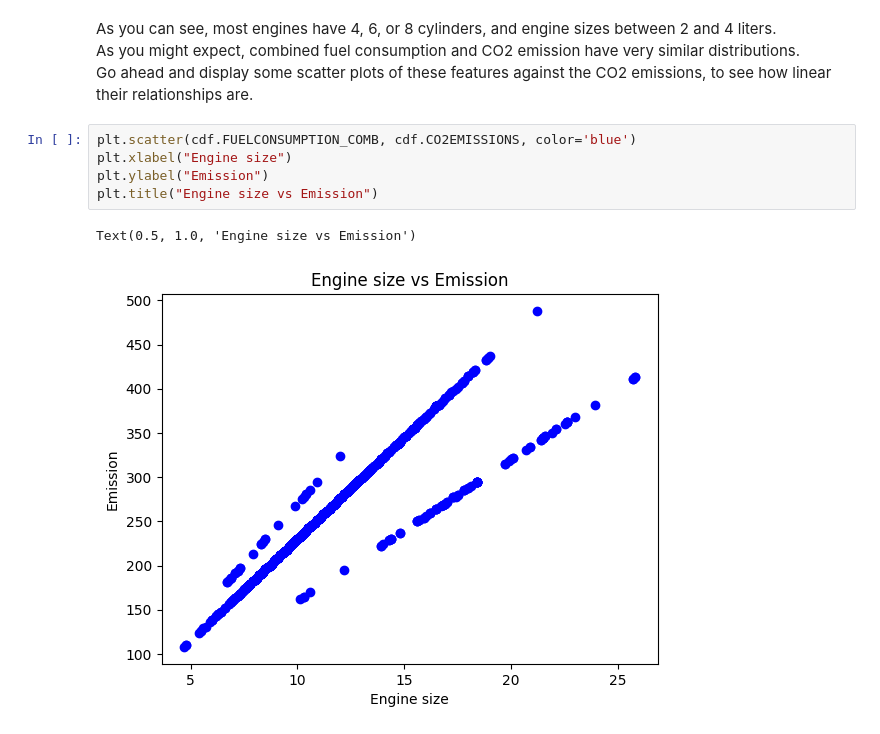
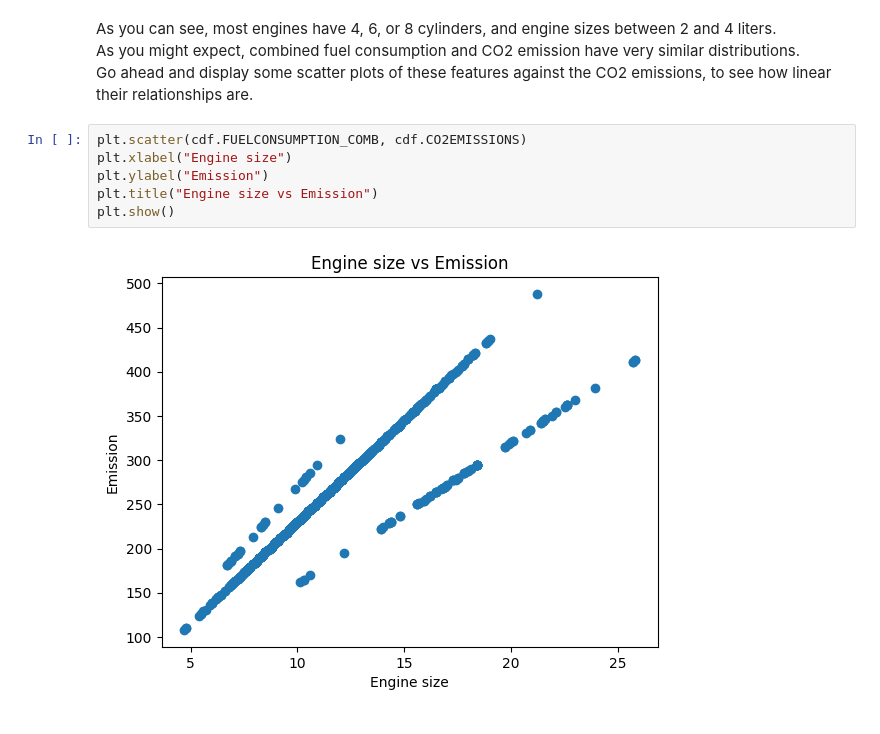
Before and after one commit to beshoyraafat20/machine_learning_using_python, a Jupyter notebook: Module_2/simple_linear_Regression.ipynb, the cells around one changed output. Cells and saved outputs as stored; diff of their text form.

```diff
--- a/Module_2/simple_linear_Regression.ipynb
+++ b/Module_2/simple_linear_Regression.ipynb
@@ -83,10 +82,10 @@ As you can see, most engines have 4, 6, or 8 cylinders, and engine sizes between
 As you might expect, combined fuel consumption and CO2 emission have very similar distributions.
 Go ahead and display some scatter plots of these features against the CO2 emissions, to see how linear their relationships are.
 # %%
-plt.scatter(cdf.FUELCONSUMPTION_COMB, cdf.CO2EMISSIONS, color='blue')
+plt.scatter(cdf.FUELCONSUMPTION_COMB, cdf.CO2EMISSIONS)
 plt.xlabel("Engine size")
 plt.ylabel("Emission")
 plt.title("Engine size vs Emission")
+plt.show()
 # %% [output]
-Text(0.5, 1.0, 'Engine size vs Emission')
-[figure, old version]
+[figure, new version]
```
Also changed, not shown: parts of 5 cells of this notebook.
